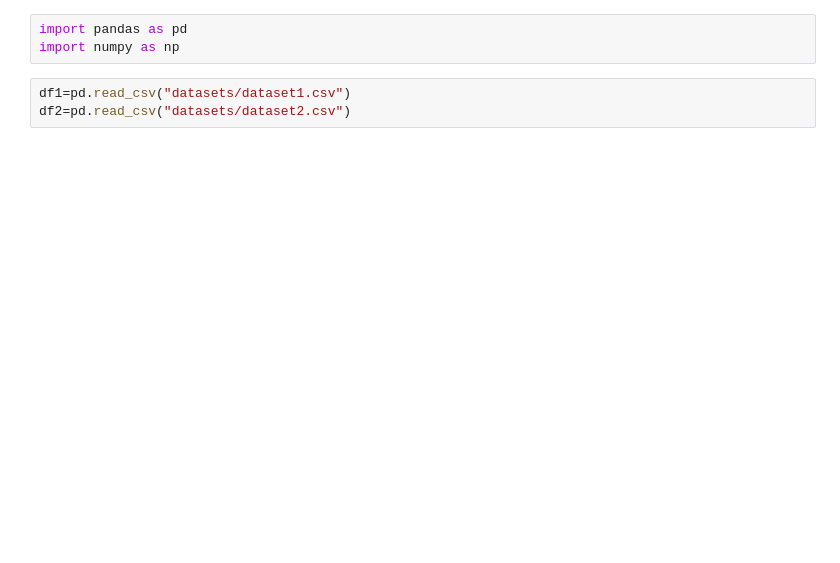
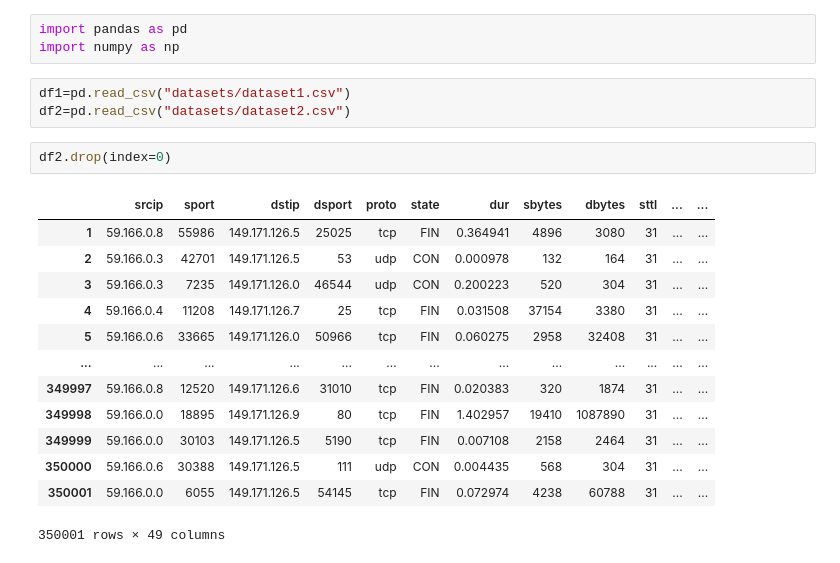
Before and after one commit to adityabhandari781/Packet-Classification-using-Decision-Trees, a Jupyter notebook: data_cleaning.ipynb, the cells around one changed output. Cells and saved outputs as stored; diff of their text form; blank space fills up the shorter version.

```diff
--- a/data_cleaning.ipynb
+++ b/data_cleaning.ipynb
@@ -4,3 +4,19 @@ import numpy as np
 # %%
 df1=pd.read_csv("datasets/dataset1.csv")
 df2=pd.read_csv("datasets/dataset2.csv")
+# %%
+df2.drop(index=0)
+# %% [output]
+|  | srcip | sport | dstip | dsport | proto | state | dur | sbytes | dbytes | sttl | ... | ... |
+| 1 | 59.166.0.8 | 55986 | 149.171.126.5 | 25025 | tcp | FIN | 0.364941 | 4896 | 3080 | 31 | ... | ... |
+| 2 | 59.166.0.3 | 42701 | 149.171.126.5 | 53 | udp | CON | 0.000978 | 132 | 164 | 31 | ... | ... |
+| 3 | 59.166.0.3 | 7235 | 149.171.126.0 | 46544 | udp | CON | 0.200223 | 520 | 304 | 31 | ... | ... |
+| 4 | 59.166.0.4 | 11208 | 149.171.126.7 | 25 | tcp | FIN | 0.031508 | 37154 | 3380 | 31 | ... | ... |
+| 5 | 59.166.0.6 | 33665 | 149.171.126.0 | 50966 | tcp | FIN | 0.060275 | 2958 | 32408 | 31 | ... | ... |
+| ... | ... | ... | ... | ... | ... | ... | ... | ... | ... | ... | ... | ... |
+| 349997 | 59.166.0.8 | 12520 | 149.171.126.6 | 31010 | tcp | FIN | 0.020383 | 320 | 1874 | 31 | ... | ... |
+| 349998 | 59.166.0.0 | 18895 | 149.171.126.9 | 80 | tcp | FIN | 1.402957 | 19410 | 1087890 | 31 | ... | ... |
+| 349999 | 59.166.0.0 | 30103 | 149.171.126.5 | 5190 | tcp | FIN | 0.007108 | 2158 | 2464 | 31 | ... | ... |
+| 350000 | 59.166.0.6 | 30388 | 149.171.126.5 | 111 | udp | CON | 0.004435 | 568 | 304 | 31 | ... | ... |
+| 350001 | 59.166.0.0 | 6055 | 149.171.126.5 | 54145 | tcp | FIN | 0.072974 | 4238 | 60788 | 31 | ... | ... |
+350001 rows × 49 columns
```
Also changed, not shown: parts of 10 cells of this notebook.
